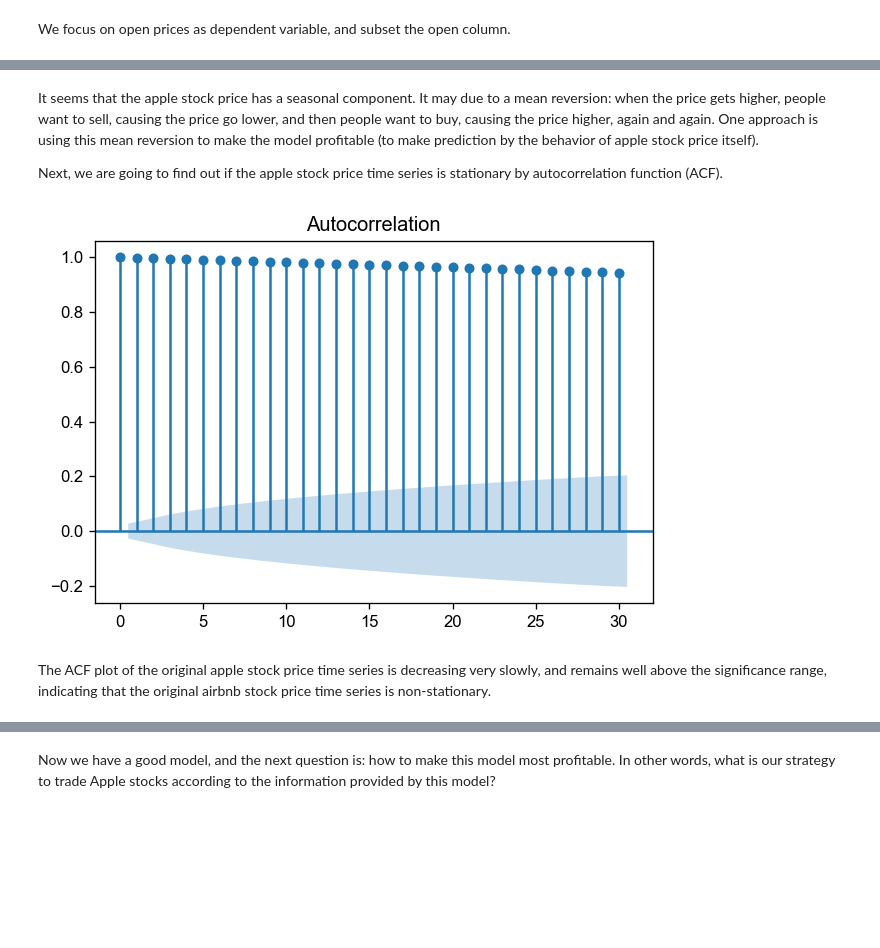
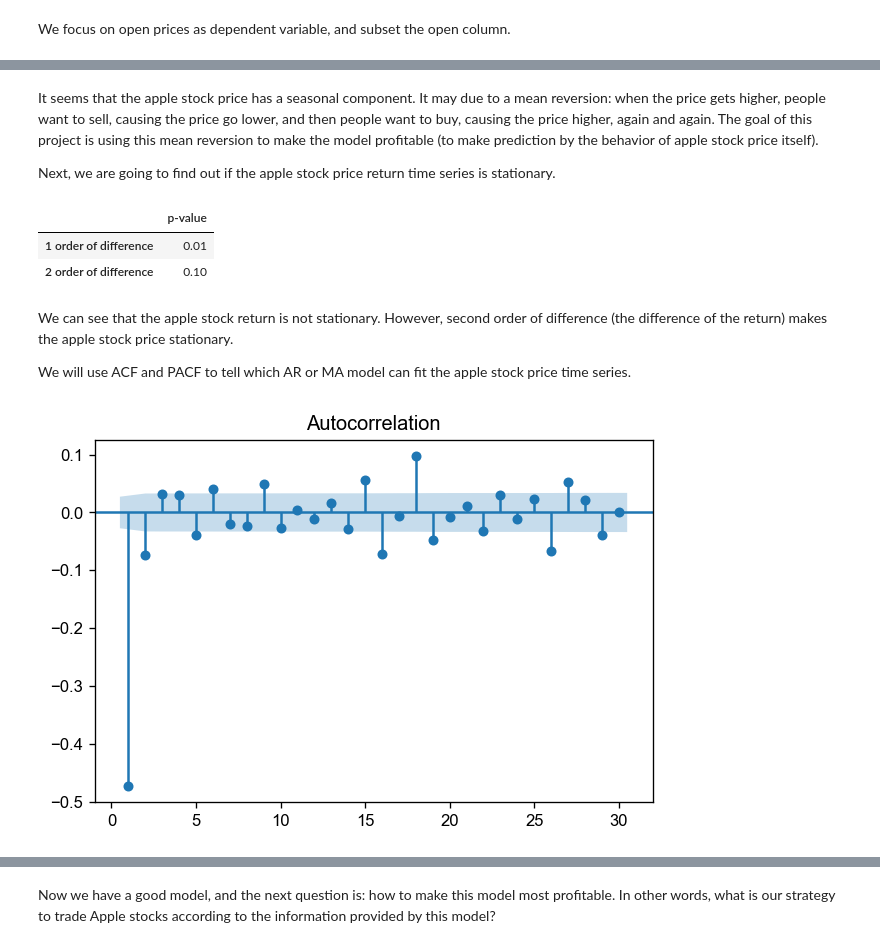
Before and after one commit to corrimare/stock, a Jupyter notebook: apple.ipynb, the cells around one changed output, grey strips where cells are left out. Saved outputs shown, nothing was run; the diff lists cells and outputs as text; code cells hidden in the pictures; blank space fills up the shorter version.

```diff
--- a/apple.ipynb
+++ b/apple.ipynb
@@ -14,7 +14,7 @@ from sklearn.model_selection import train_test_split
 from sklearn.pipeline import make_pipeline
 from sklearn.preprocessing import StandardScaler
 from sklearn.linear_model import LinearRegression
-from statsmodels.tsa.stattools import adfuller, acf
+from statsmodels.tsa.stattools import adfuller, acf, kpss
 from statsmodels.tsa.seasonal import seasonal_decompose
 from statsmodels.graphics.tsaplots import plot_acf, plot_pacf
 from datetime import datetime, timezone, timedelta
@@ -32,20 +32,19 @@ warnings.filterwarnings('ignore')
 warnings.simplefilter('ignore')
 from yahoofinancials import YahooFinancials
 from sklearn.metrics import roc_curve, confusion_matrix, classification_report, roc_auc_score
+############################################
+# Define a function to load data from yahoo
+############################################
+def get_finance(ticker, start_date='2007-12-31'):
+    """Download finance data from finance.yahoo.com"""
+    data0=pd.DataFrame(YahooFinancials(ticker).get_historical_price_data(start_date=start_date,
+        end_date=datetime.today().strftime('%Y-%m-%d'),
+        time_interval='daily')[ticker]['prices'])
+    data0['Date']=pd.to_datetime(data0['formatted_date'])
+    data=data0.drop(columns=['date', 'formatted_date']).set_index('Date')
+    return data
 # %% [markdown]
 We firstly downloaded the data, then we selected open price as dependent variable for prediction.
-# %%
-############################################
-# Define a function to load data from yahoo
-############################################
-def get_finance(ticker, start_date='2007-12-31'):
-    """Download finance data from finance.yahoo.com"""
-    data0=pd.DataFrame(YahooFinancials(ticker).get_historical_price_data(start_date=start_date,
-        end_date=datetime.today().strftime('%Y-%m-%d'),
-        time_interval='daily')[ticker]['prices'])
-    data0['Date']=pd.to_datetime(data0['formatted_date'])
-    data1=data0.drop(columns=['date', 'formatted_date']).set_index('Date')
-    return data1
 # %%
 apple0=get_finance('AAPL', start_date='2000-08-30')
 ##########################
@@ -116,15 +115,28 @@ plt.show()
 # %% [markdown]
-It seems that the apple stock price has a seasonal component. It may due to a mean reversion: when the price gets higher, people want to sell, causing the price go lower, and then people want to buy, causing the price higher, again and again. One approach is using this mean reversion to make the model profitable (to make prediction by the behavior of apple stock price itself).
+It seems that the apple stock price has a seasonal component. It may due to a mean reversion: when the price gets higher, people want to sell, causing the price go lower, and then people want to buy, causing the price higher, again and again. The goal of this project is using this mean reversion to make the model profitable (to make prediction by the behavior of apple stock price itself).
 
-Next, we are going to find out if the apple stock price time series is stationary by autocorrelation function (ACF).
+Next, we are going to find out if the apple stock price return time series is stationary.
+# %%
+#########################################################
+# Use kpss to tell if apple stock return is stationary
+#########################################################
+pd.DataFrame({' ': ['p-value'],
+             '1 order of difference': [kpss(apple['open'].diff().dropna())[1]],
+             '2 order of difference': [kpss(apple['open'].diff().dropna().diff().dropna())[1]]}).set_index(' ').T
+# %% [output]
+|  | p-value |
+| 1 order of difference | 0.01 |
+| 2 order of difference | 0.10 |
+# %% [markdown]
+We can see that the apple stock return is not stationary. However, second order of difference (the difference of the return) makes the apple stock price stationary.
+
+We will use ACF and PACF to tell which AR or MA model can fit the apple stock price time series.
 # %%
 ###################################################################################################################
 # Autocorrelation investigation for apple stock price (95% confidence interval)
 ###################################################################################################################
-_=plot_acf(apple['open'], lags=30, alpha=0.05)
+_=plot_acf(apple['open'].diff().dropna().diff().dropna(), lags=30, zero=False, alpha=0.05)
 plt.show()
 # %% [output]
-[figure, old version]
+[figure, new version]
-# %% [markdown]
-The ACF plot of the original apple stock price time series is decreasing very slowly, and remains well above the significance range, indicating that the original airbnb stock price time series is non-stationary.
 # %%
```
Also changed, not shown: parts of 23 cells of this notebook.
